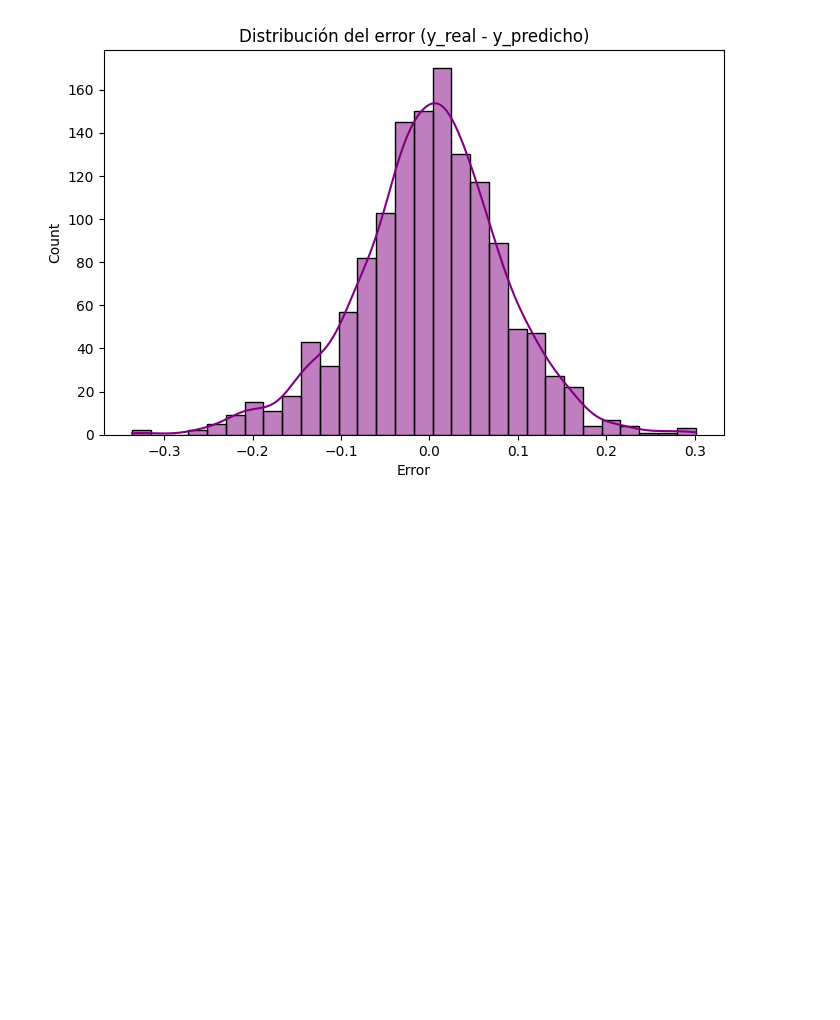
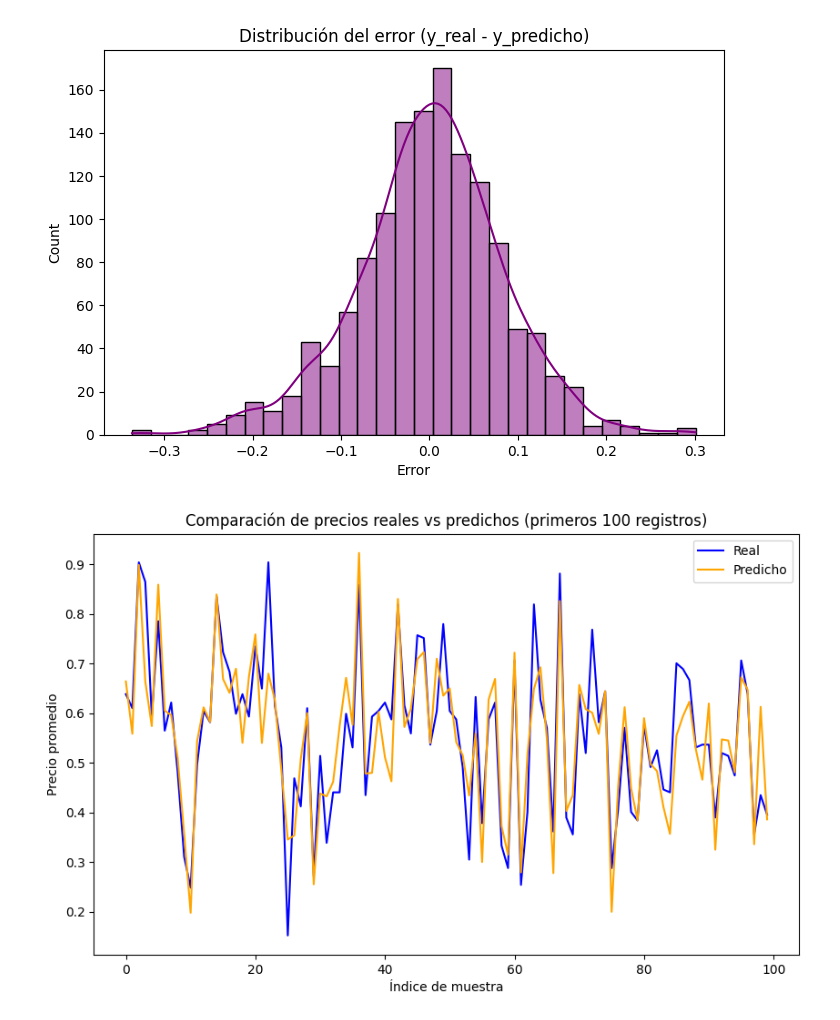
Before and after one commit to Samth18/Proyecto2-CienciaDatos, a Jupyter notebook: avocado-regression-project/models/neural_network/neural_network.ipynb, the cells around one changed output. Cells and saved outputs as stored; diff of their text form; code cells hidden in the pictures; blank space fills up the shorter version.

```diff
--- a/avocado-regression-project/models/neural_network/neural_network.ipynb
+++ b/avocado-regression-project/models/neural_network/neural_network.ipynb
@@ -86,3 +86,14 @@ plt.xlabel("Error")
 plt.show()
 # %% [output]
 [figure]
+# %%
+plt.figure(figsize=(10,6))
+plt.plot(y_test.values[:100], label='Real', color='blue')
+plt.plot(y_pred[:100], label='Predicho', color='orange')
+plt.title("Comparación de precios reales vs predichos (primeros 100 registros)")
+plt.xlabel("Índice de muestra")
+plt.ylabel("Precio promedio")
+plt.legend()
+plt.show()
+# %% [output]
+[figure, added]
```
Also changed, not shown: parts of 1 cell of this notebook.
